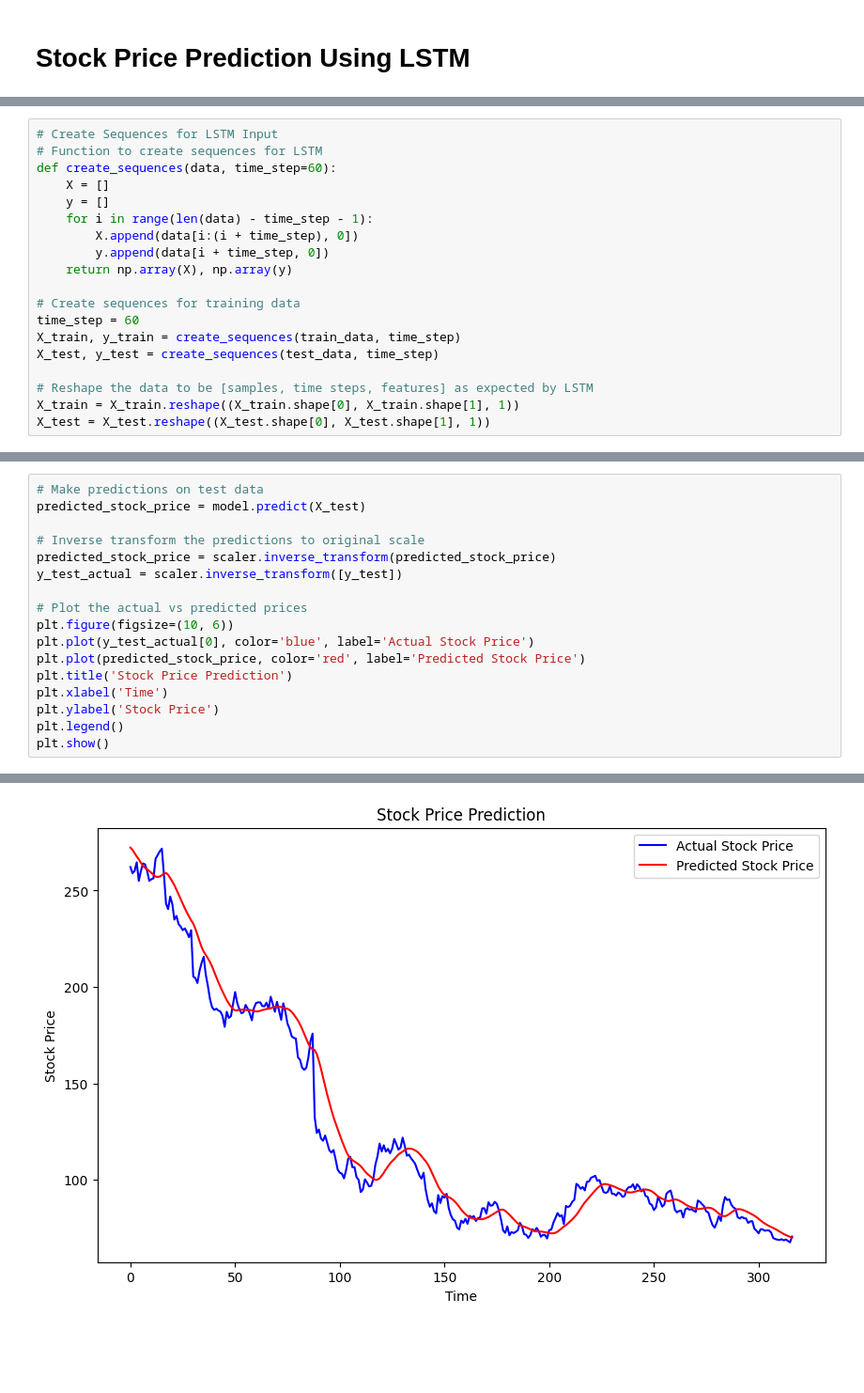
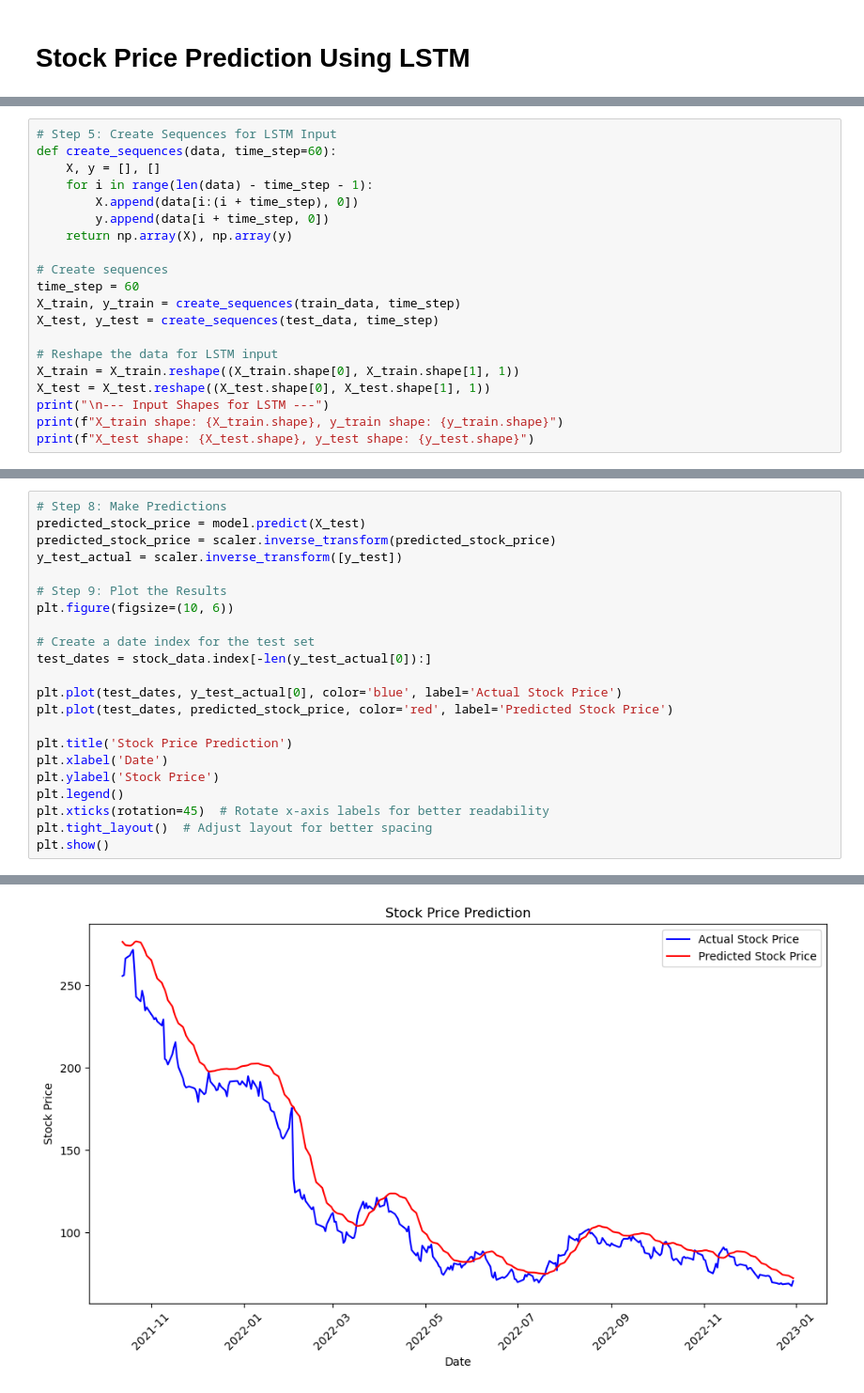
Before and after one commit to MiltonGreat/Stock-Price-Prediction, a Jupyter notebook: Stock Price Prediction.ipynb, the cells around one changed output, grey strips where cells are left out. Shown at 94% size. Cells and saved outputs as stored; diff of their text form; blank space fills up the shorter version.

```diff
--- a/Stock Price Prediction.ipynb
+++ b/Stock Price Prediction.ipynb
@@ -42,19 +56,20 @@ test_data = scaled_data[train_size:]
 # %%
-# Create Sequences for LSTM Input
-# Function to create sequences for LSTM
+# Step 5: Create Sequences for LSTM Input
 def create_sequences(data, time_step=60):
-    X = []
-    y = []
+    X, y = [], []
     for i in range(len(data) - time_step - 1):
         X.append(data[i:(i + time_step), 0])
         y.append(data[i + time_step, 0])
     return np.array(X), np.array(y)
 
-# Create sequences for training data
+# Create sequences
 time_step = 60
 X_train, y_train = create_sequences(train_data, time_step)
 X_test, y_test = create_sequences(test_data, time_step)
 
-# Reshape the data to be [samples, time steps, features] as expected by LSTM
+# Reshape the data for LSTM input
 X_train = X_train.reshape((X_train.shape[0], X_train.shape[1], 1))
 X_test = X_test.reshape((X_test.shape[0], X_test.shape[1], 1))
+print("\n--- Input Shapes for LSTM ---")
+print(f"X_train shape: {X_train.shape}, y_train shape: {y_train.shape}")
+print(f"X_test shape: {X_test.shape}, y_test shape: {y_test.shape}")
@@ -104,18 +112,23 @@ Epoch 20/20
 # %%
-# Make predictions on test data
+# Step 8: Make Predictions
 predicted_stock_price = model.predict(X_test)
-
-# Inverse transform the predictions to original scale
 predicted_stock_price = scaler.inverse_transform(predicted_stock_price)
 y_test_actual = scaler.inverse_transform([y_test])
 
-# Plot the actual vs predicted prices
+# Step 9: Plot the Results
 plt.figure(figsize=(10, 6))
-plt.plot(y_test_actual[0], color='blue', label='Actual Stock Price')
-plt.plot(predicted_stock_price, color='red', label='Predicted Stock Price')
+
+# Create a date index for the test set
+test_dates = stock_data.index[-len(y_test_actual[0]):]
+
+plt.plot(test_dates, y_test_actual[0], color='blue', label='Actual Stock Price')
+plt.plot(test_dates, predicted_stock_price, color='red', label='Predicted Stock Price')
+
 plt.title('Stock Price Prediction')
-plt.xlabel('Time')
+plt.xlabel('Date')
 plt.ylabel('Stock Price')
 plt.legend()
+plt.xticks(rotation=45)  # Rotate x-axis labels for better readability
+plt.tight_layout()  # Adjust layout for better spacing
 plt.show()
 # %% [output]
@@ -123 +136 @@ plt.show()
-[figure, old version]
+[figure, new version]
```
Also changed, not shown: parts of 15 cells of this notebook.
